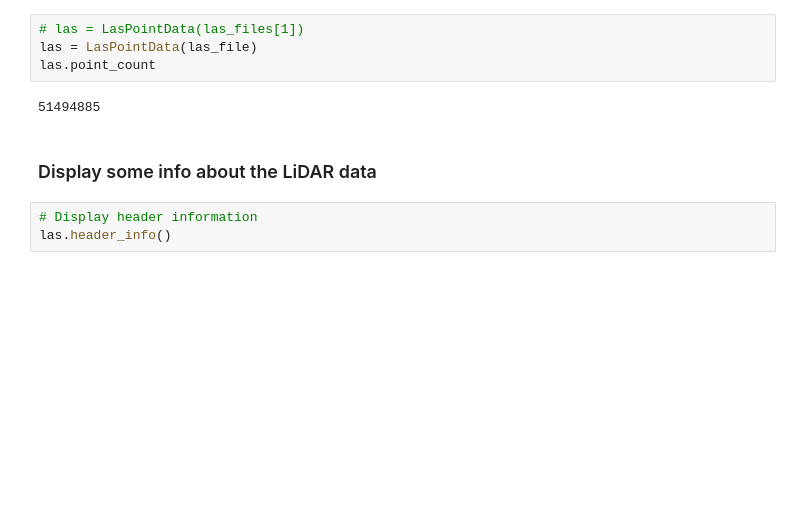
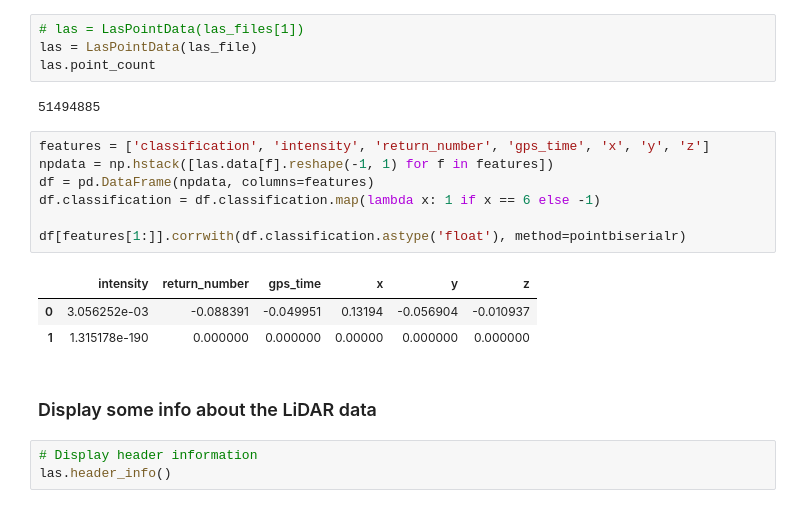
Before and after one commit to adamreidsmith/QML-for-Building-Detection, a Jupyter notebook: process_lidar.ipynb, the cells around one changed output. Drawn from its saved outputs; the diff is of its cells as text; blank space fills up the shorter version.

```diff
--- a/process_lidar.ipynb
+++ b/process_lidar.ipynb
@@ -154,6 +154,17 @@ las = LasPointData(las_file)
 las.point_count
 # %% [output]
 51494885
+# %%
+features = ['classification', 'intensity', 'return_number', 'gps_time', 'x', 'y', 'z']
+npdata = np.hstack([las.data[f].reshape(-1, 1) for f in features])
+df = pd.DataFrame(npdata, columns=features)
+df.classification = df.classification.map(lambda x: 1 if x == 6 else -1)
+
+df[features[1:]].corrwith(df.classification.astype('float'), method=pointbiserialr)
+# %% [output]
+|  | intensity | return_number | gps_time | x | y | z |
+| 0 | 3.056252e-03 | -0.088391 | -0.049951 | 0.13194 | -0.056904 | -0.010937 |
+| 1 | 1.315178e-190 | 0.000000 | 0.000000 | 0.00000 | 0.000000 | 0.000000 |
 # %% [markdown]
 ### Display some info about the LiDAR data
 # %%
```
Also changed, not shown: parts of 9 cells of this notebook, 2 other files.
